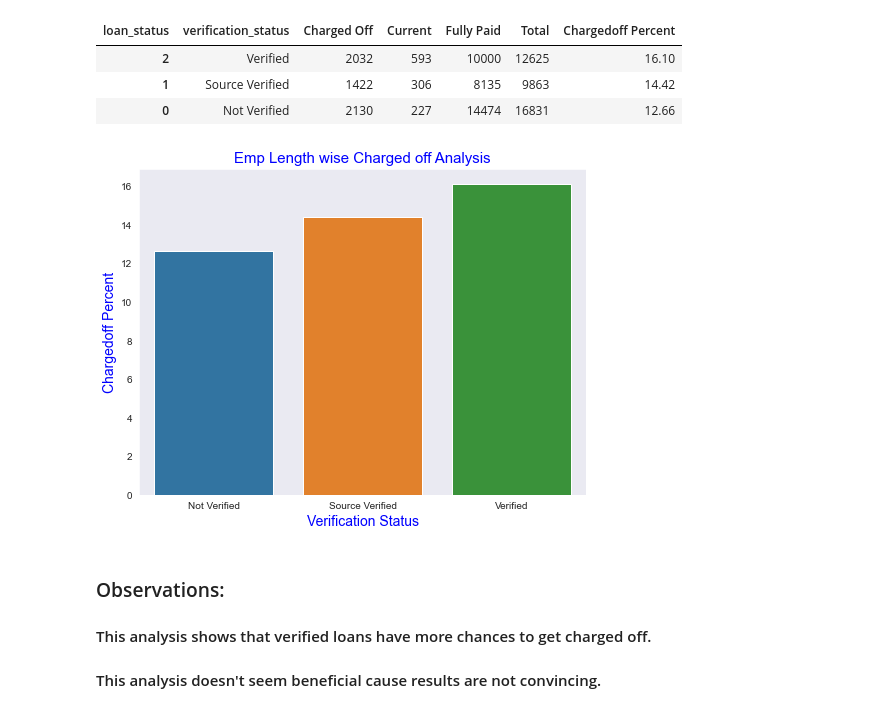
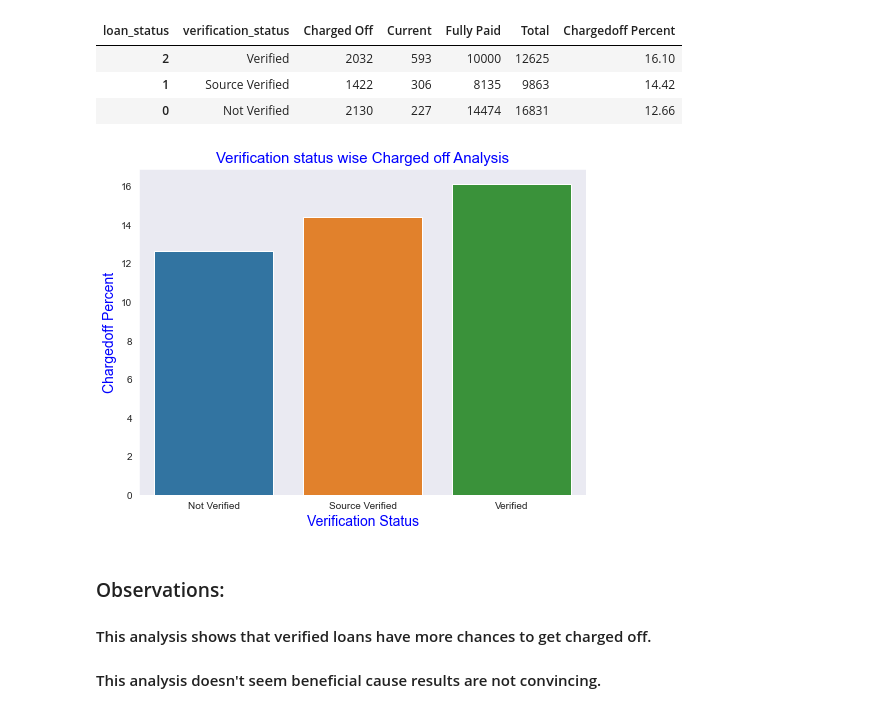
Before and after one commit to deepak10rawat/Lending-Club-Case-Study, a Jupyter notebook: Lending_Club_Case_Study.ipynb, the cells around one changed output. Drawn from its saved outputs; the diff is of its cells as text; code cells hidden in the pictures.

```diff
--- a/Lending_Club_Case_Study.ipynb
+++ b/Lending_Club_Case_Study.ipynb
@@ -1878,13 +1878,13 @@ verfy_vs_loan.sort_values('Chargedoff Percent', ascending=False)
 # %%
 # Bivariate anlysis on Loan Status vs Verification Status.
 fig, ax1 = plt.subplots(figsize=(8, 6),facecolor='w')
-ax1.set_title('Emp Length wise Charged off Analysis', fontsize=15,color = 'b')
+ax1.set_title('Verification status wise Charged off Analysis', fontsize=15,color = 'b')
 ax1=sns.barplot(x ='verification_status', y ='Chargedoff Percent', data = verfy_vs_loan)
 ax1.set_ylabel('Chargedoff Percent', fontsize = 14, color = 'b')
 ax1.set_xlabel('Verification Status', fontsize = 14, color = 'b')
 plt.show()
 # %% [output]
-[figure, old version]
+[figure, new version]
 # %% [markdown]
 ### Observations:
 #### This analysis shows that verified loans have more chances to get charged off.
```
Also changed, not shown: parts of 1 cell of this notebook, 3 other files.
